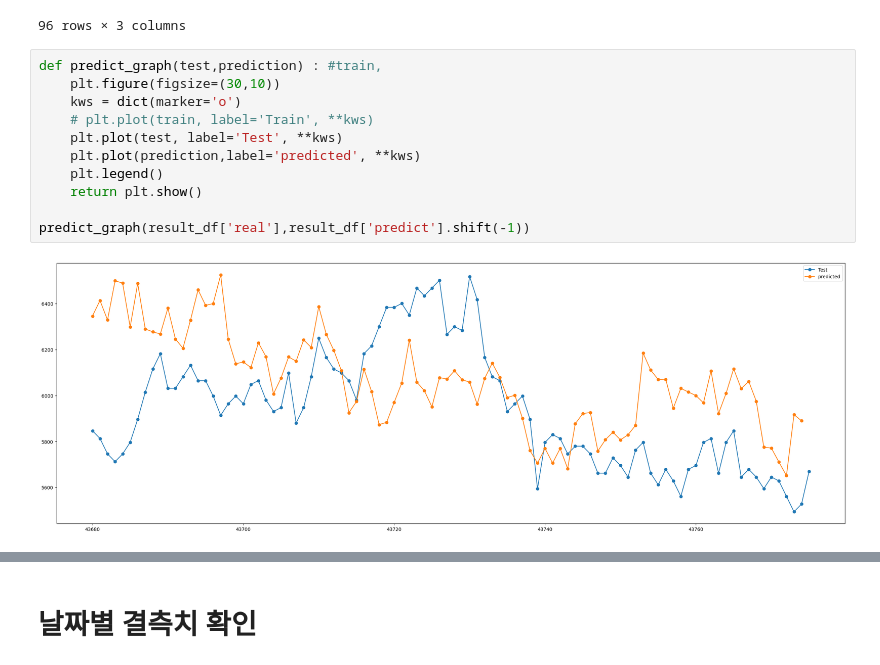
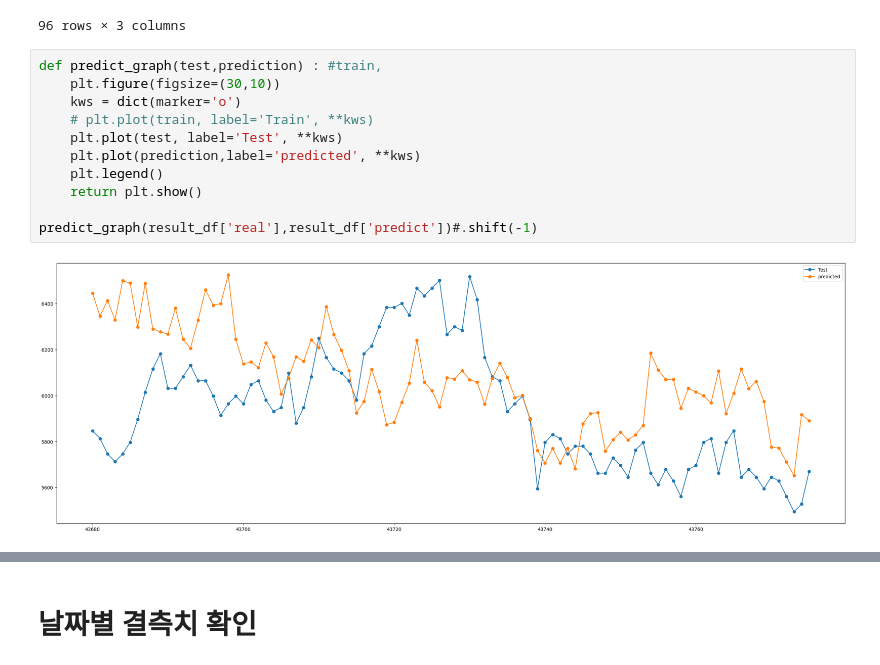
Before and after one commit to yeonkyoung/Time_Series, a Jupyter notebook: FEMS_predict/LSTM/LSTM_Moorim.ipynb, the cells around one changed output, grey strips where cells are left out. Saved outputs shown, nothing was run; the diff lists cells and outputs as text.

```diff
--- a/FEMS_predict/LSTM/LSTM_Moorim.ipynb
+++ b/FEMS_predict/LSTM/LSTM_Moorim.ipynb
@@ -424,13 +424,13 @@ result_df
 # %%
 def predict_graph(test,prediction) : #train,
     plt.figure(figsize=(30,10))
     kws = dict(marker='o')
     # plt.plot(train, label='Train', **kws)
     plt.plot(test, label='Test', **kws)
     plt.plot(prediction,label='predicted', **kws)
     plt.legend()
     return plt.show()
 
-predict_graph(result_df['real'],result_df['predict'].shift(-1))
+predict_graph(result_df['real'],result_df['predict'])#.shift(-1)
 # %% [output]
-[figure, old version]
+[figure, new version]
```
Also changed, not shown: parts of 2 cells of this notebook.
